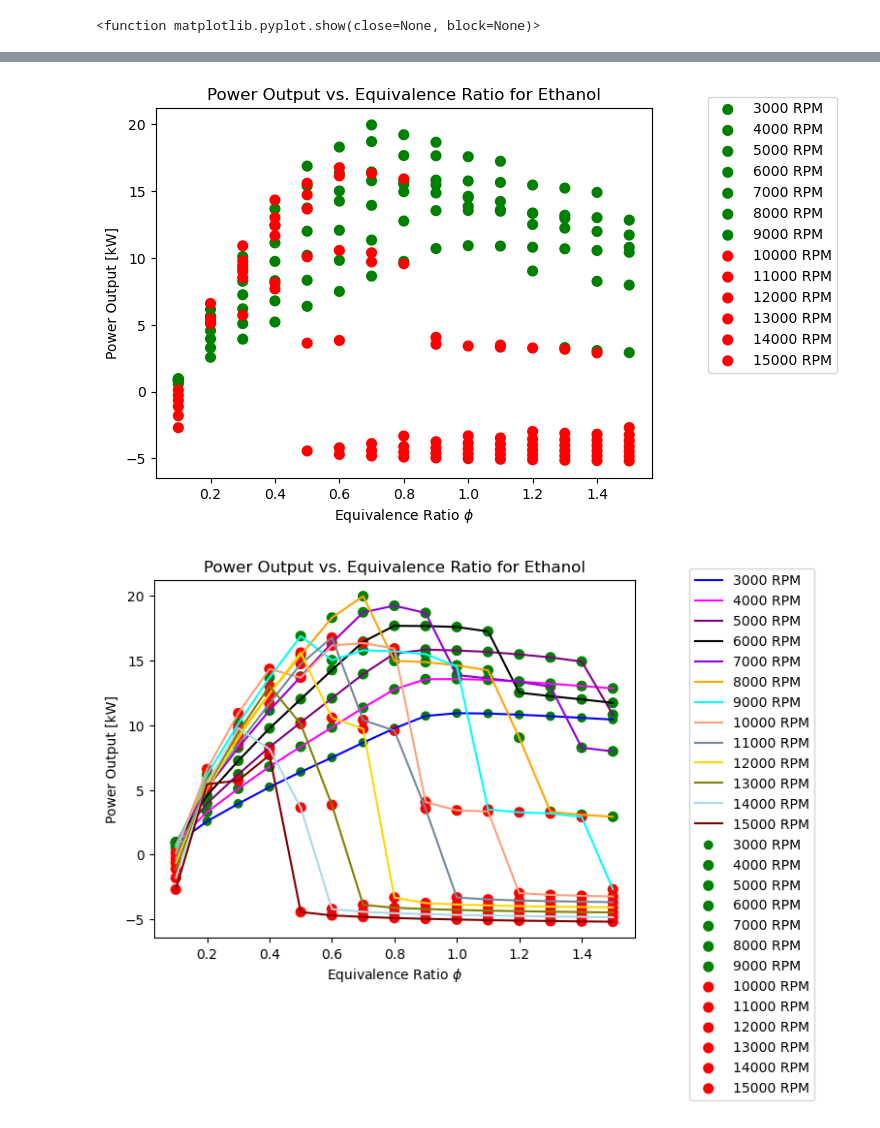
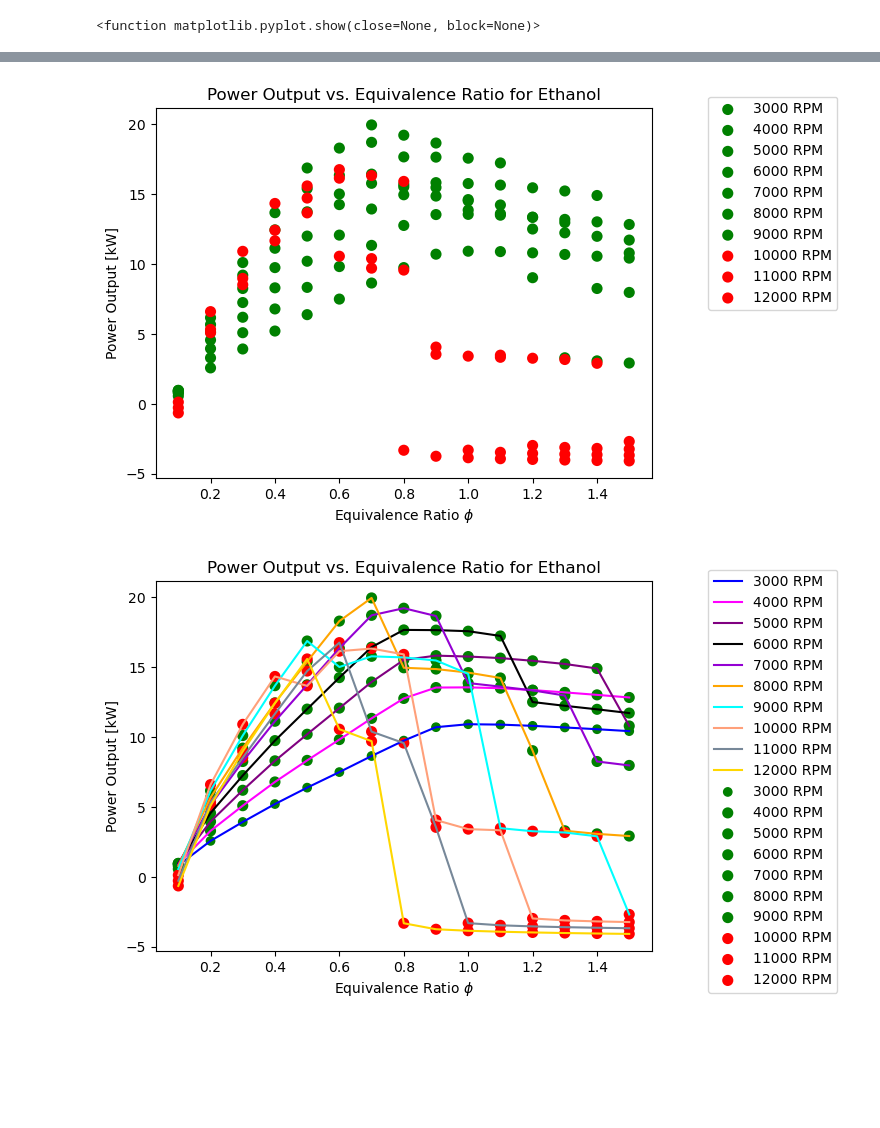
Before and after one commit to mgoureau/DP, a Jupyter notebook: Ethanol_Iterations.ipynb, the cells around one changed output, grey strips where cells are left out. Drawn from its saved outputs; the diff is of its cells as text; code cells hidden in the pictures; blank space fills up the shorter version.

```diff
--- a/Ethanol_Iterations.ipynb
+++ b/Ethanol_Iterations.ipynb
@@ -14,13 +14,13 @@ start = timer()
 
 # reaction mechanism, kinetics type and compositions
 # reaction_mechanism = 'nDodecane_Reitz.yaml'
-reaction_mechanism = 'CRECK2003_C1.yaml'
+reaction_mechanism = 'ethanol.yaml'
 # phase_name = 'nDodecane_IG'
 comp_air = 'O2:1, N2:3.76'
 comp_fuel = 'C2H5OH:1'
 
 phi = np.arange(0.1, 1.6, 0.1)
-rpm = np.arange(3000., 16000., 1000.)
+rpm = np.arange(3000., 13000., 1000.)
 
 STATES = []
 work = []
@@ -254,5 +254,5 @@ plt.show
 # %%
-reaction_mechanism = 'CRECK2003_C1.yaml'
+reaction_mechanism = 'ethanol.yaml'
 comp_air = 'O2:1, N2:3.76'
 comp_fuel = 'C2H5OH:1'
 
@@ -308,9 +308,9 @@ ax.scatter(phi, work[6*len(phi):7*len(phi)], edgecolors = 'cyan',c = colors[6*le
 ax.scatter(phi, work[7*len(phi):8*len(phi)], edgecolors = 'lightsalmon',c = colors[7*len(phi):8*len(phi)], label='10000 RPM', linewidths = 2)
 ax.scatter(phi, work[8*len(phi):9*len(phi)], edgecolors = 'lightslategray',c = colors[8*len(phi):9*len(phi)], label='11000 RPM', linewidths = 2)
 ax.scatter(phi, work[9*len(phi):10*len(phi)], edgecolors = 'gold',c = colors[9*len(phi):10*len(phi)], label='12000 RPM', linewidths = 2)
-ax.scatter(phi, work[10*len(phi):11*len(phi)], edgecolors = 'olive',c = colors[10*len(phi):11*len(phi)], label='13000 RPM', linewidths = 2)
-ax.scatter(phi, work[11*len(phi):12*len(phi)], edgecolors = 'lightblue',c = colors[11*len(phi):12*len(phi)], label='14000 RPM', linewidths = 2)
-ax.scatter(phi, work[12*len(phi):13*len(phi)], edgecolors = 'lightcyan',c = colors[12*len(phi):13*len(phi)], label='15000 RPM', linewidths = 2)
+# ax.scatter(phi, work[10*len(phi):11*len(phi)], edgecolors = 'olive',c = colors[10*len(phi):11*len(phi)], label='13000 RPM', linewidths = 2)
+# ax.scatter(phi, work[11*len(phi):12*len(phi)], edgecolors = 'lightblue',c = colors[11*len(phi):12*len(phi)], label='14000 RPM', linewidths = 2)
+# ax.scatter(phi, work[12*len(phi):13*len(phi)], edgecolors = 'lightcyan',c = colors[12*len(phi):13*len(phi)], label='15000 RPM', linewidths = 2)
 
 
 plt.legend(bbox_to_anchor=(1.1, 1.05))
@@ -331,9 +331,9 @@ ax.scatter(phi, work[6*len(phi):7*len(phi)], c = colors[6*len(phi):7*len(phi)],
 ax.scatter(phi, work[7*len(phi):8*len(phi)], c = colors[7*len(phi):8*len(phi)], label='10000 RPM', linewidths = 2)
 ax.scatter(phi, work[8*len(phi):9*len(phi)], c = colors[8*len(phi):9*len(phi)], label='11000 RPM', linewidths = 2)
 ax.scatter(phi, work[9*len(phi):10*len(phi)], c = colors[9*len(phi):10*len(phi)], label='12000 RPM', linewidths = 2)
-ax.scatter(phi, work[10*len(phi):11*len(phi)], c = colors[10*len(phi):11*len(phi)], label='13000 RPM', linewidths = 2)
-ax.scatter(phi, work[11*len(phi):12*len(phi)], c = colors[11*len(phi):12*len(phi)], label='14000 RPM', linewidths = 2)
-ax.scatter(phi, work[12*len(phi):13*len(phi)], c = colors[12*len(phi):13*len(phi)], label='15000 RPM', linewidths = 2)
+# ax.scatter(phi, work[10*len(phi):11*len(phi)], c = colors[10*len(phi):11*len(phi)], label='13000 RPM', linewidths = 2)
+# ax.scatter(phi, work[11*len(phi):12*len(phi)], c = colors[11*len(phi):12*len(phi)], label='14000 RPM', linewidths = 2)
+# ax.scatter(phi, work[12*len(phi):13*len(phi)], c = colors[12*len(phi):13*len(phi)], label='15000 RPM', linewidths = 2)
 
 
 plt.legend(bbox_to_anchor=(1.1, 1.05))
@@ -355,9 +355,9 @@ ax.plot(phi, work[6*len(phi):7*len(phi)], c = 'cyan', label='9000 RPM')
 ax.plot(phi, work[7*len(phi):8*len(phi)], c = 'lightsalmon', label='10000 RPM')
 ax.plot(phi, work[8*len(phi):9*len(phi)], c = 'lightslategray', label='11000 RPM')
 ax.plot(phi, work[9*len(phi):10*len(phi)], c = 'gold', label='12000 RPM')
-ax.plot(phi, work[10*len(phi):11*len(phi)], c = 'olive', label='13000 RPM')
-ax.plot(phi, work[11*len(phi):12*len(phi)], c = 'lightblue', label='14000 RPM')
-ax.plot(phi, work[12*len(phi):13*len(phi)], c = 'maroon', label='15000 RPM')
+# ax.plot(phi, work[10*len(phi):11*len(phi)], c = 'olive', label='13000 RPM')
+# ax.plot(phi, work[11*len(phi):12*len(phi)], c = 'lightblue', label='14000 RPM')
+# ax.plot(phi, work[12*len(phi):13*len(phi)], c = 'maroon', label='15000 RPM')
 ax.scatter(phi, work[0:len(phi)], c = colors[0:len(phi)], label='3000 RPM')
 ax.scatter(phi, work[len(phi):2*len(phi)], c = colors[0:len(phi)], label='4000 RPM', linewidths = 2)
 ax.scatter(phi, work[2*len(phi):3*len(phi)], c = colors[2*len(phi):3*len(phi)], label='5000 RPM', linewidths = 2)
@@ -368,9 +368,9 @@ ax.scatter(phi, work[6*len(phi):7*len(phi)], c = colors[6*len(phi):7*len(phi)],
 ax.scatter(phi, work[7*len(phi):8*len(phi)], c = colors[7*len(phi):8*len(phi)], label='10000 RPM', linewidths = 2)
 ax.scatter(phi, work[8*len(phi):9*len(phi)], c = colors[8*len(phi):9*len(phi)], label='11000 RPM', linewidths = 2)
 ax.scatter(phi, work[9*len(phi):10*len(phi)], c = colors[9*len(phi):10*len(phi)], label='12000 RPM', linewidths = 2)
-ax.scatter(phi, work[10*len(phi):11*len(phi)], c = colors[10*len(phi):11*len(phi)], label='13000 RPM', linewidths = 2)
-ax.scatter(phi, work[11*len(phi):12*len(phi)], c = colors[11*len(phi):12*len(phi)], label='14000 RPM', linewidths = 2)
-ax.scatter(phi, work[12*len(phi):13*len(phi)], c = colors[12*len(phi):13*len(phi)], label='15000 RPM', linewidths = 2)
+# ax.scatter(phi, work[10*len(phi):11*len(phi)], c = colors[10*len(phi):11*len(phi)], label='13000 RPM', linewidths = 2)
+# ax.scatter(phi, work[11*len(phi):12*len(phi)], c = colors[11*len(phi):12*len(phi)], label='14000 RPM', linewidths = 2)
+# ax.scatter(phi, work[12*len(phi):13*len(phi)], c = colors[12*len(phi):13*len(phi)], label='15000 RPM', linewidths = 2)
 
 plt.legend(bbox_to_anchor=(1.1, 1.05))
 plt.show
@@ -380,2 +380,2 @@ plt.show
-[figure, old version]
+[figure, new version]
-[figure, old version]
+[figure, new version]
```
Also changed, not shown: parts of 3 cells of this notebook, 1 other file.
